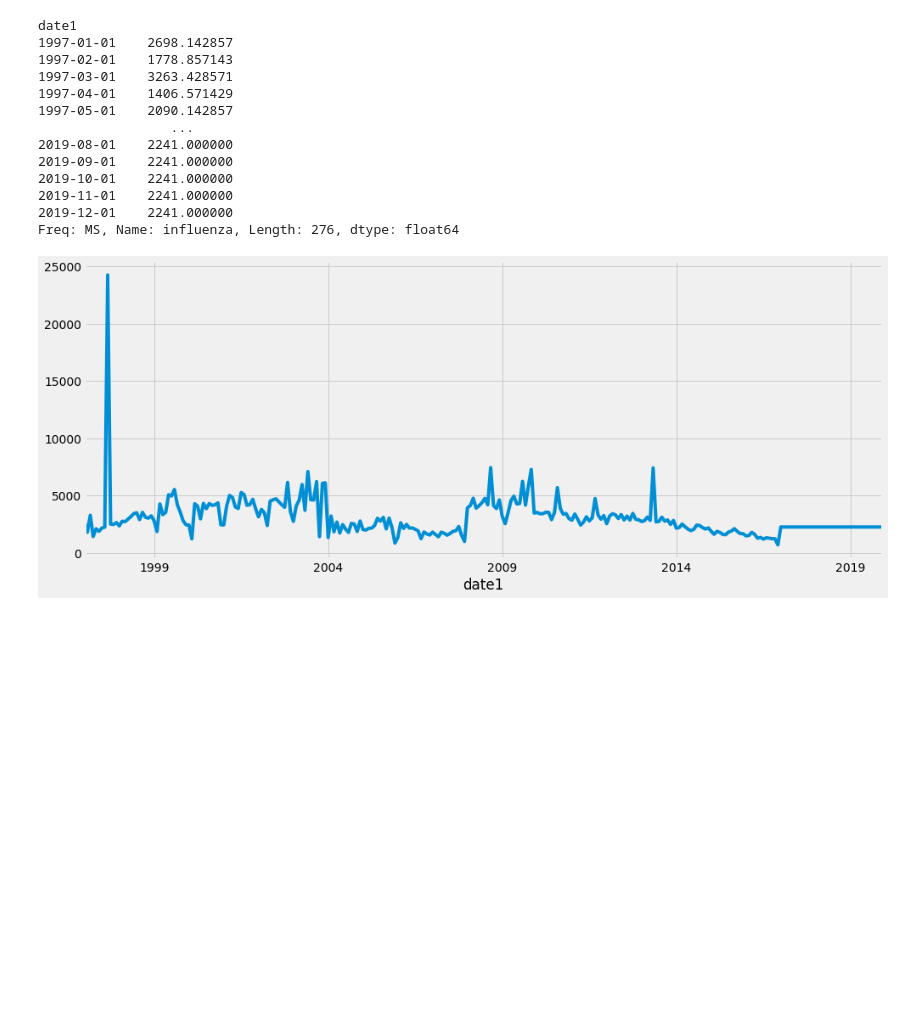
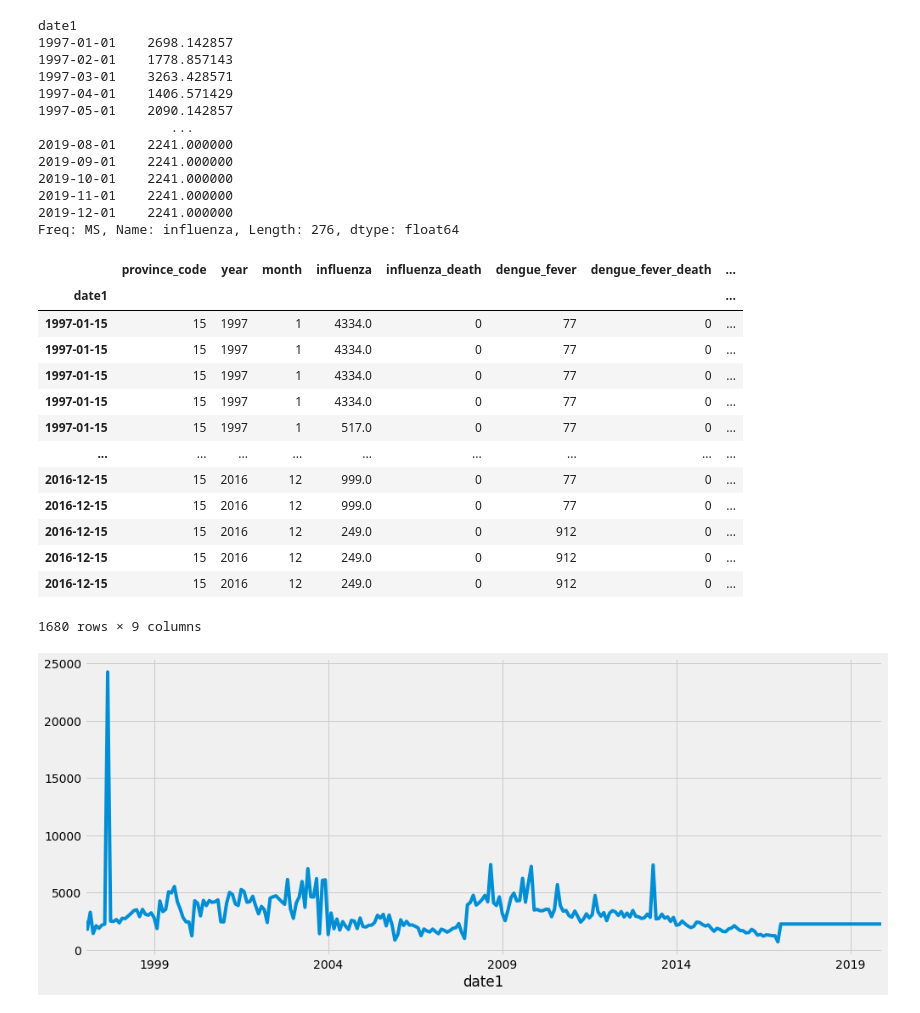
Before and after one commit to KIM1890/web_app_2021, a Jupyter notebook: jupyter/SARIMA.ipynb, the cells around one changed output. Saved outputs shown, nothing was run; the diff lists cells and outputs as text; code cells hidden in the pictures; blank space fills up the shorter version.

```diff
--- a/jupyter/SARIMA.ipynb
+++ b/jupyter/SARIMA.ipynb
@@ -29,6 +29,23 @@ date1
 2019-11-01    2241.000000
 2019-12-01    2241.000000
 Freq: MS, Name: influenza, Length: 276, dtype: float64
+# %%
+df[(df.index.year >= 1997) & (df.index.year <=2016)]
+# %% [output]
+|  | province_code | year | month | influenza | influenza_death | dengue_fever | dengue_fever_death | ... |
+| date1 |  |  |  |  |  |  |  | ... |
+| 1997-01-15 | 15 | 1997 | 1 | 4334.0 | 0 | 77 | 0 | ... |
+| 1997-01-15 | 15 | 1997 | 1 | 4334.0 | 0 | 77 | 0 | ... |
+| 1997-01-15 | 15 | 1997 | 1 | 4334.0 | 0 | 77 | 0 | ... |
+| 1997-01-15 | 15 | 1997 | 1 | 4334.0 | 0 | 77 | 0 | ... |
+| 1997-01-15 | 15 | 1997 | 1 | 517.0 | 0 | 77 | 0 | ... |
+| ... | ... | ... | ... | ... | ... | ... | ... | ... |
+| 2016-12-15 | 15 | 2016 | 12 | 999.0 | 0 | 77 | 0 | ... |
+| 2016-12-15 | 15 | 2016 | 12 | 999.0 | 0 | 77 | 0 | ... |
+| 2016-12-15 | 15 | 2016 | 12 | 249.0 | 0 | 912 | 0 | ... |
+| 2016-12-15 | 15 | 2016 | 12 | 249.0 | 0 | 912 | 0 | ... |
+| 2016-12-15 | 15 | 2016 | 12 | 249.0 | 0 | 912 | 0 | ... |
+1680 rows × 9 columns
 # %%
 y_pred.plot(figsize=(15, 6))
 plt.show()
```
Also changed, not shown: parts of 2 cells of this notebook, 3 other files.
